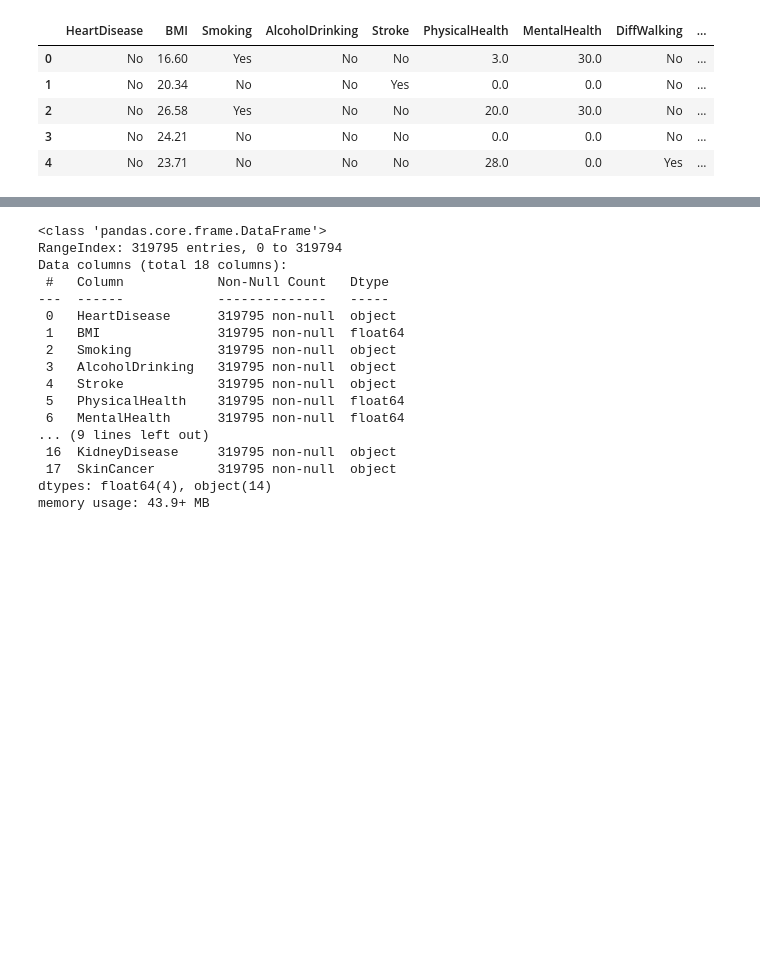
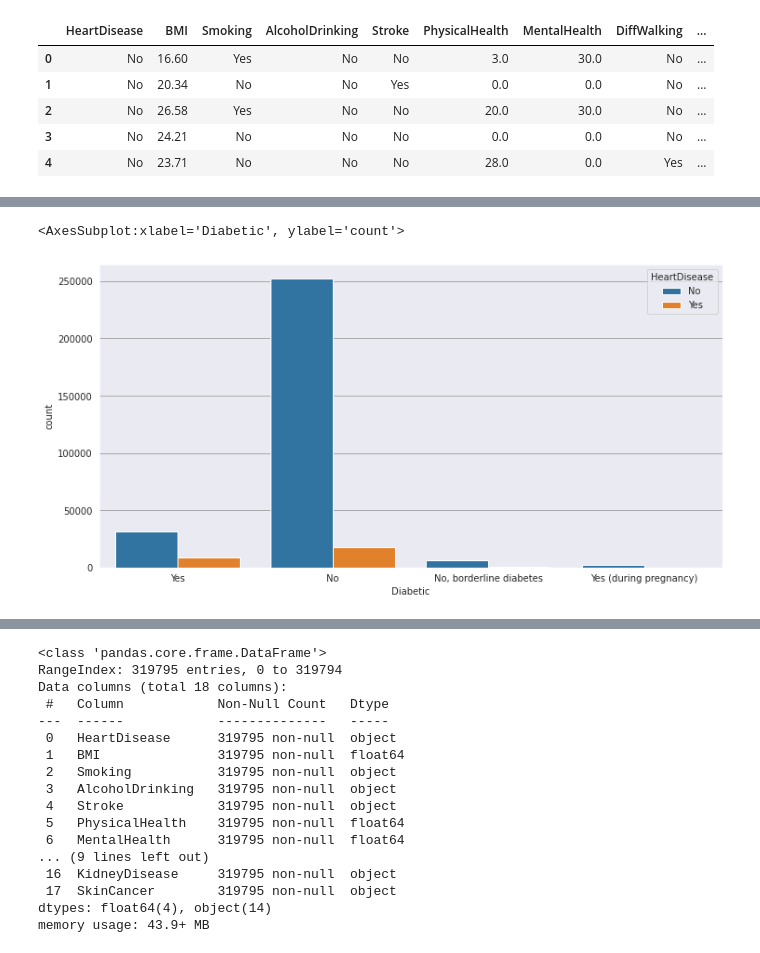
Before and after one commit to BugMasterArka/Practicing-Notebooks, a Jupyter notebook: prediction-of-heart-disease-easy.ipynb, the cells around one changed output, grey strips where cells are left out. Cells and saved outputs as stored; diff of their text form; code cells hidden in the pictures; blank space fills up the shorter version.

```diff
--- a/prediction-of-heart-disease-easy.ipynb
+++ b/prediction-of-heart-disease-easy.ipynb
@@ -51,0 +67,6 @@ sns.countplot(df['AgeCategory'])
+# %%
+plt.figure(figsize=(12,6))
+sns.countplot(df['Diabetic'],hue=df['HeartDisease'])
+# %% [output]
+<AxesSubplot:xlabel='Diabetic', ylabel='count'>
+[figure, added]
```
Also changed, not shown: parts of 7 cells of this notebook.
